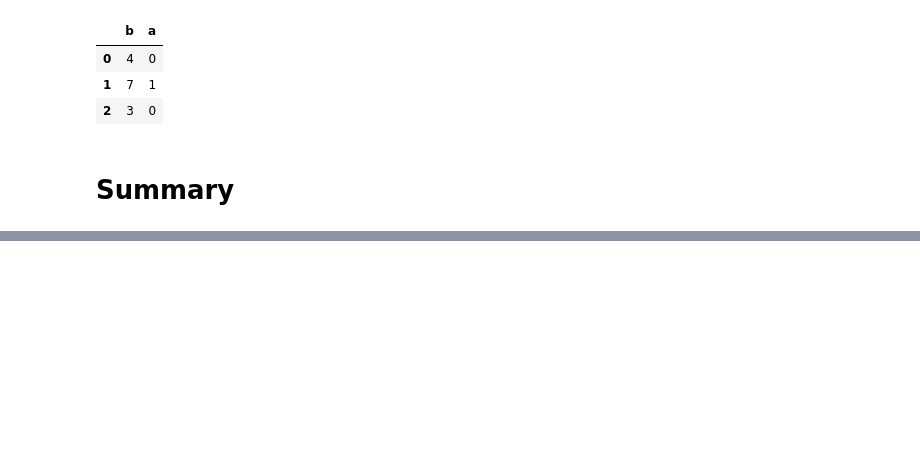
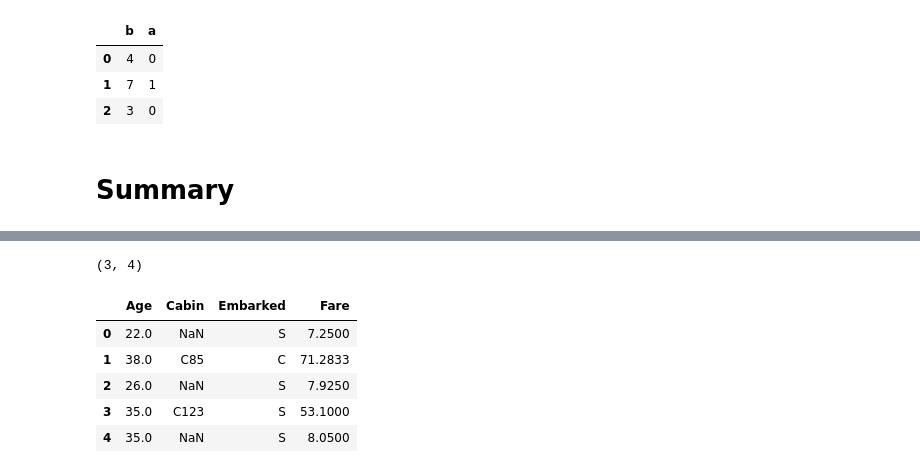
Before and after one commit to munmoom/second_semester, a Jupyter notebook: pandas.ipynb, the cells around one changed output, grey strips where cells are left out. Drawn from its saved outputs; the diff is of its cells as text; code cells hidden in the pictures; blank space fills up the shorter version.

```diff
--- a/pandas.ipynb
+++ b/pandas.ipynb
@@ -545,0 +577,19 @@ np.abs(frame)   #절댓값 취함
+# %%
+df = pd.DataFrame(np.arange(12).reshape(3,4))
+df.drop([1,2])
+print(df.shape)
+# %% [output]
+(3, 4)
+# %%
+df = pd.DataFrame({"Age" : [22.0,38.0,26.0,35.0,35.0],
+                    "Cabin" : ['NaN', 'C85', 'NaN', 'C123', 'NaN'],
+                    "Embarked" : ['S','C','S','S','S'],
+                    "Fare" : [7.2500, 71.2833, 7.9250,53.1000,8.0500]})
+df
+# %% [output]
+|  | Age | Cabin | Embarked | Fare |
+| 0 | 22.0 | NaN | S | 7.2500 |
+| 1 | 38.0 | C85 | C | 71.2833 |
+| 2 | 26.0 | NaN | S | 7.9250 |
+| 3 | 35.0 | C123 | S | 53.1000 |
+| 4 | 35.0 | NaN | S | 8.0500 |
```
Also changed, not shown: parts of 7 cells of this notebook.
